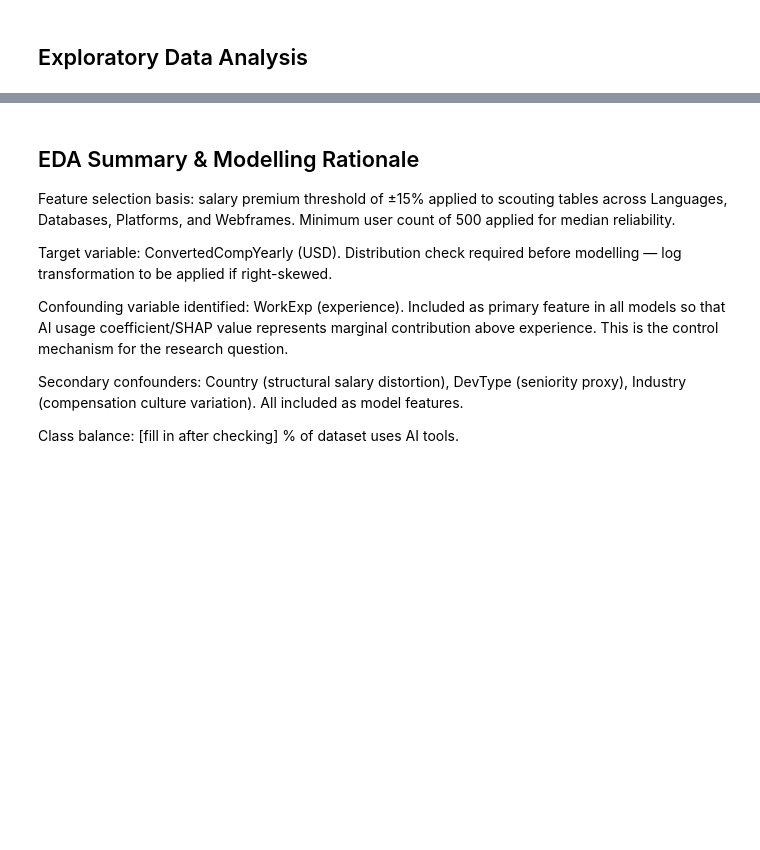
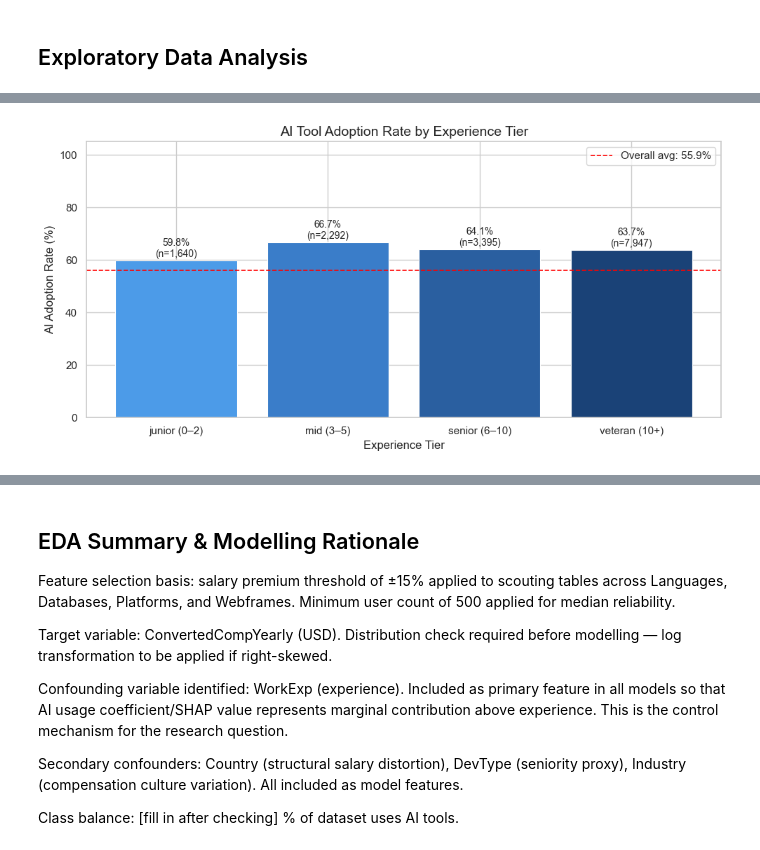
Before and after one commit to Tessa-Saumu/stack_overflow, a Jupyter notebook: eda_notebook.ipynb, the cells around one changed output, grey strips where cells are left out. Drawn from its saved outputs; the diff is of its cells as text; code cells hidden in the pictures; blank space fills up the shorter version.

```diff
--- a/eda_notebook.ipynb
+++ b/eda_notebook.ipynb
@@ -668,0 +698,48 @@ Category: Web Frameworks
+# %%
+# Calculate AI adoption rate per experience tier
+ai_by_exp = (
+    df_expanded
+    .groupby('ExperienceTier', observed=True)['UsesAI']
+    .agg(
+        total='count',
+        ai_users='sum'
+    )
+    .assign(adoption_rate=lambda x: (x['ai_users'] / x['total']) * 100)
+    .reset_index()
+)
+
+fig, ax = plt.subplots(figsize=(10, 5))
+
+bars = ax.bar(
+    ai_by_exp['ExperienceTier'],
+    ai_by_exp['adoption_rate'],
+    color=['#4C9BE8', '#3A7DC9', '#2A5FA0', '#1A4277'],  # gradient to show progression
+    edgecolor='white',
+    linewidth=0.8
+)
+
+# Annotate each bar with the adoption % and raw count
+for bar, row in zip(bars, ai_by_exp.itertuples()):
+    ax.text(
+        bar.get_x() + bar.get_width() / 2,
+        bar.get_height() + 0.5,
+        f"{row.adoption_rate:.1f}%\n(n={row.total:,})",
+        ha='center', va='bottom', fontsize=10
+    )
+
+ax.set_title('AI Tool Adoption Rate by Experience Tier', fontsize=14)
+ax.set_xlabel('Experience Tier')
+ax.set_ylabel('AI Adoption Rate (%)')
+ax.set_ylim(0, 105)
+ax.axhline(
+    df_expanded['UsesAI'].mean() * 100,
+    color='red', linestyle='--', linewidth=1.2,
+    label=f"Overall avg: {df_expanded['UsesAI'].mean()*100:.1f}%"
+)
+ax.legend()
+
+plt.tight_layout()
+plt.savefig('visuals/ai_adoption_by_experience.png', dpi=150, bbox_inches='tight')
+plt.show()
+# %% [output]
+[figure, added]
```
Also changed, not shown: parts of 30 cells of this notebook, 10 other files.
